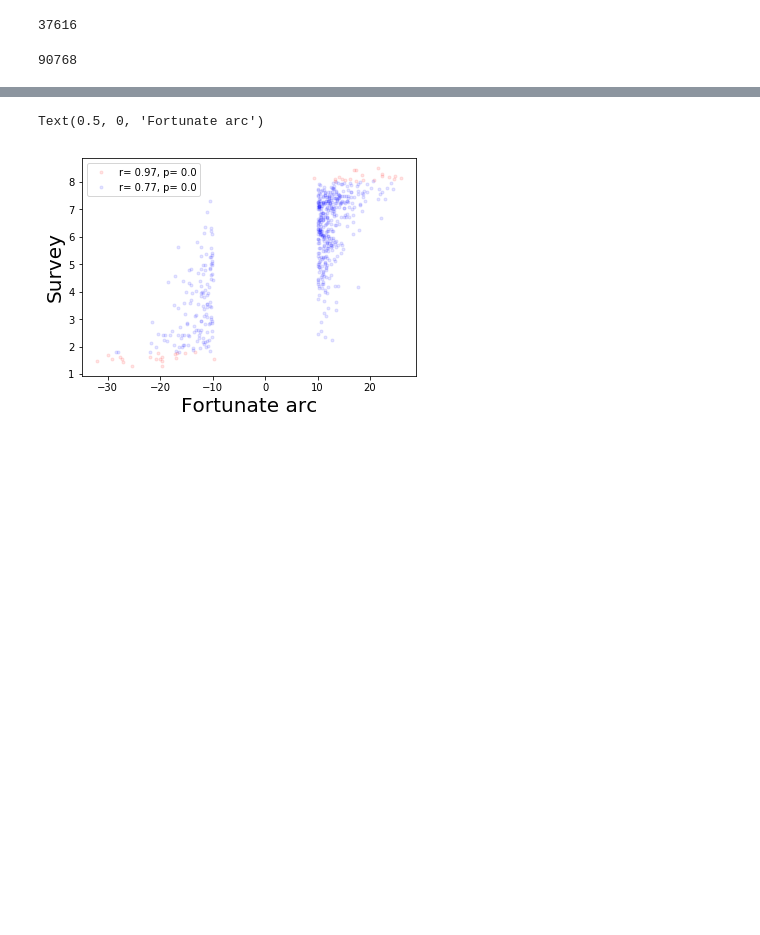
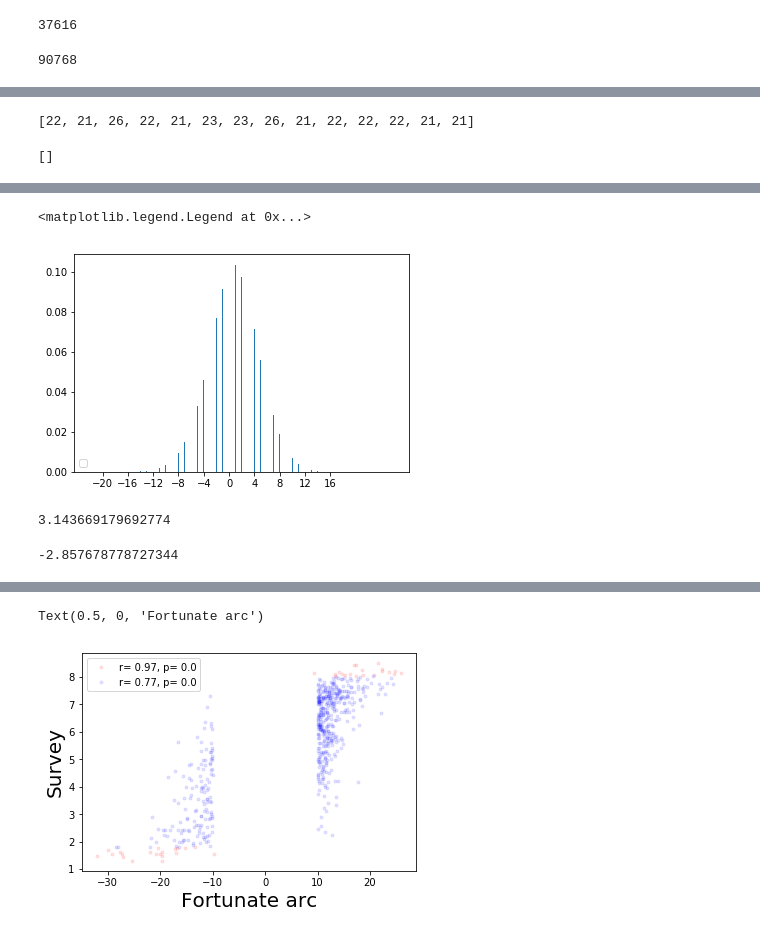
Before and after one commit to cjhan/storyshape, a Jupyter notebook: the shape of story.ipynb, the cells around one changed output, grey strips where cells are left out. Saved outputs shown, nothing was run; the diff lists cells and outputs as text; code cells hidden in the pictures; blank space fills up the shorter version.

```diff
--- a/the shape of story.ipynb
+++ b/the shape of story.ipynb
@@ -212,8 +212,8 @@ len(model.wv.vocab.keys())
 # %% [output]
 3000000
 # %%
-word_score=[]
-for i in list(model.wv.vocab.keys()):
-    sim=90-cosine2angle(projection(model[i],success_vector))
-    word_score.append([i,sim])
+# word_score=[]
+# for i in list(model.wv.vocab.keys()):
+#     sim=90-cosine2angle(projection(model[i],success_vector))
+#     word_score.append([i,sim])
 # %%
@@ -237,0 +244,6 @@ diction=dict(zip(word,score))
+# %%
+import json
+with open("diction.txt","r") as f:
+    e_diction = json.loads(f.readline())
+# %%
+a=[e_diction[i] for i in e_diction]
@@ -237,0 +263,17 @@ diction=dict(zip(word,score))
+# %%
+[i for i in a if 20<i<30]
+# %% [output]
+[22, 21, 26, 22, 21, 23, 23, 26, 21, 22, 22, 22, 21, 21]
+# %%
+[i for i in a if -20<i<-30]
+# %% [output]
+[]
+# %%
+# a=data['k'].values[0]
+a=[round(i) for i in a]
+labels, values = zip(*sorted(Counter(a).items(),key=lambda i:i[0]))
+values=[i/len(a) for i in values]
+plt.bar(labels, values, 0.1)
+plt.xticks(np.arange(-20,20,4))
+plt.legend(loc='lower left')
+# %% [output]
@@ -237,0 +281,2 @@ diction=dict(zip(word,score))
+<matplotlib.legend.Legend at 0x...>
+[figure, added]
@@ -238,2 +288,10 @@ diction=dict(zip(word,score))
+# %%
+np.mean([i for i in s if i>0])
+# %% [output]
+3.143669179692774
+# %%
+np.mean([i for i in s if i<0])
+# %% [output]
+-2.857678778727344
 # %%
 # exclude=set(word)-set(word[:2000])-set(word_re[:2000])
```
Also changed, not shown: parts of 167 cells of this notebook.
